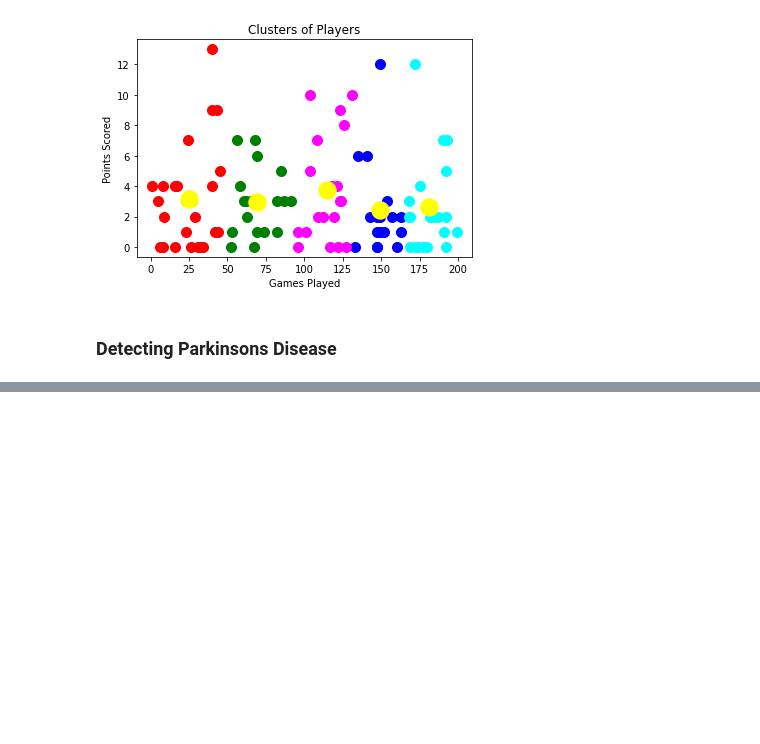
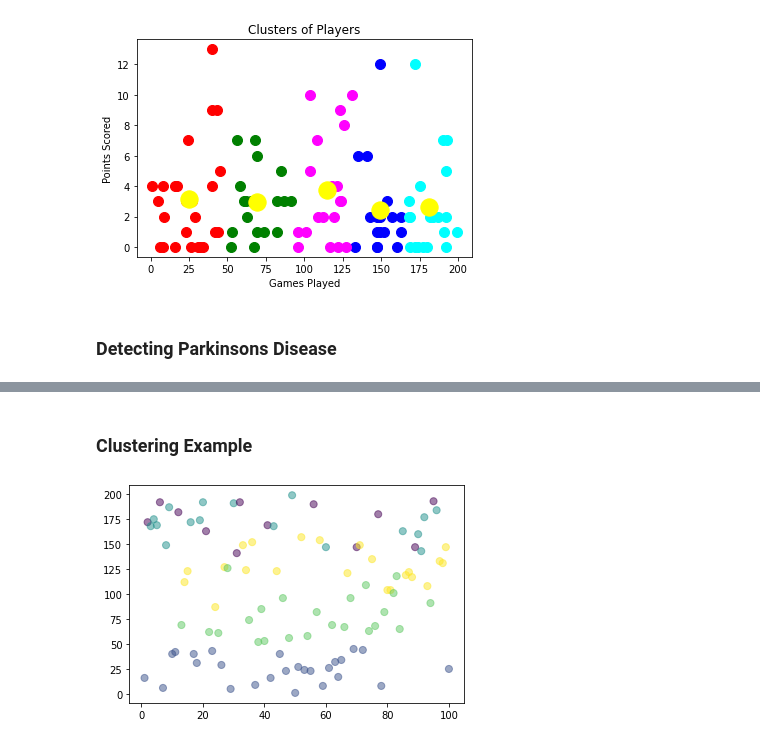
Before and after one commit to richeym-umich/workshops, a Jupyter notebook: Advanced_ML_Topics/Advanced_Machine_Learning_Topics.ipynb, the cells around one changed output, grey strips where cells are left out. Saved outputs shown, nothing was run; the diff lists cells and outputs as text; code cells hidden in the pictures; blank space fills up the shorter version.

```diff
--- a/Advanced_ML_Topics/Advanced_Machine_Learning_Topics.ipynb
+++ b/Advanced_ML_Topics/Advanced_Machine_Learning_Topics.ipynb
@@ -311,3 +302,10 @@ def load_split(path):
     labels.append(label)
 
   return (np.array(data), np.array(labels))
+# %%
+from zipfile import ZipFile
+file_name = 'parkinsonDataset.zip'
+
+with ZipFile(file_name, 'r') as zip:
+  zip.extractall()
+  print('Done')
@@ -393,0 +424,29 @@ cv2.waitKey(0)
+# %% [markdown]
+### Clustering Example
+# %%
+from pandas import DataFrame
+import matplotlib.pyplot as plt
+from sklearn.cluster import KMeans
+import pandas as pd
+from sklearn import preprocessing
+
+url = 'https://raw.githubusercontent.com/richeym-umich/workshops/main/Advanced_ML_Topics/basketball_data.csv'
+df = pd.read_csv(url)
+df.head()
+
+features=list(zip(df['GP'],df['GS'], df['PTS'], df['FGM'], df['FTM'], df['FTA'], df['3FGM'], df['3FGA'], df['OREB'], df['DREB'], df['AST'], df['STL'], df['BLK'], df['TO'], df['PF']))
+#features=list(zip(df['GP'],df['PTS']))
+df.head()
+#le = preprocessing.LabelEncoder()
+#gp_encoded=le.fit_transform(df['GP'])
+#gp_encoded
+
+kmeans = KMeans(n_clusters=5).fit(features)
+#centroids = kmeans.cluster_centers_
+#print(centroids)
+
+plt.scatter(df['Player'], df['GP'], c= kmeans.labels_.astype(float), s=50, alpha=0.5)
+#plt.scatter(centroids[:, 0], centroids[:, 1], c='red', s=50)
+plt.show()
+# %% [output]
+[figure, added]
```
Also changed, not shown: parts of 7 cells of this notebook.
